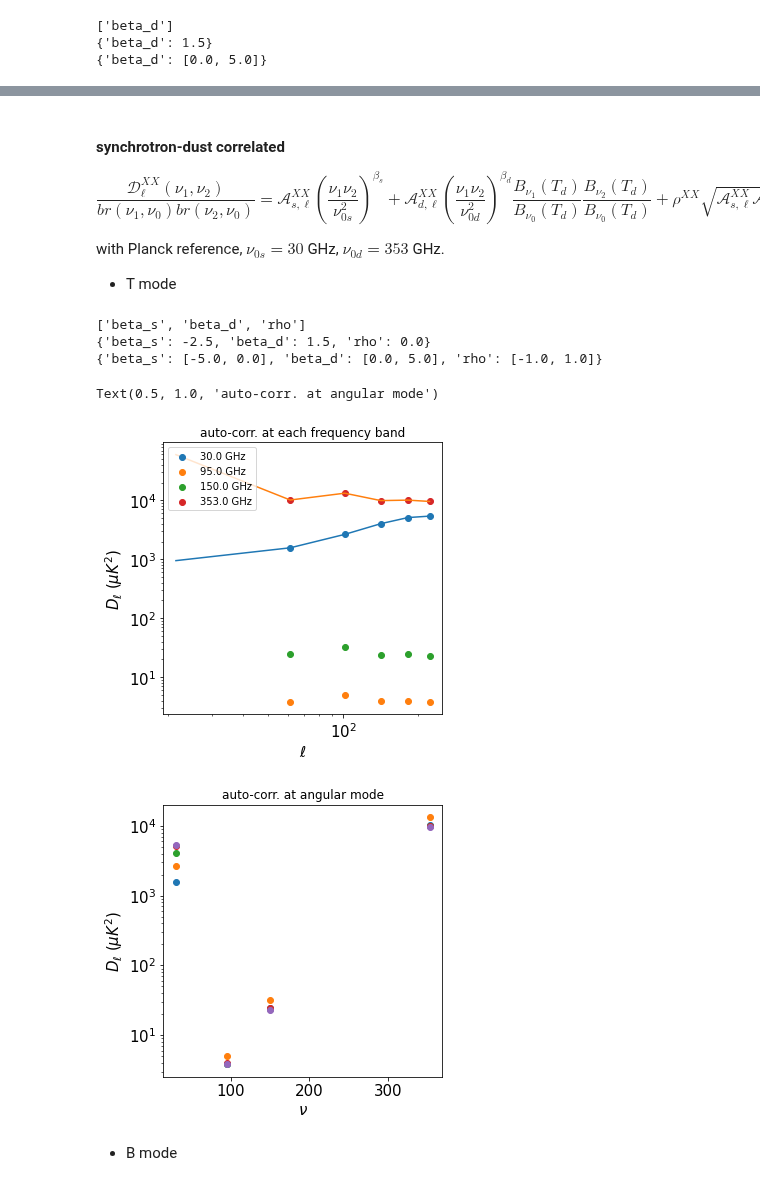
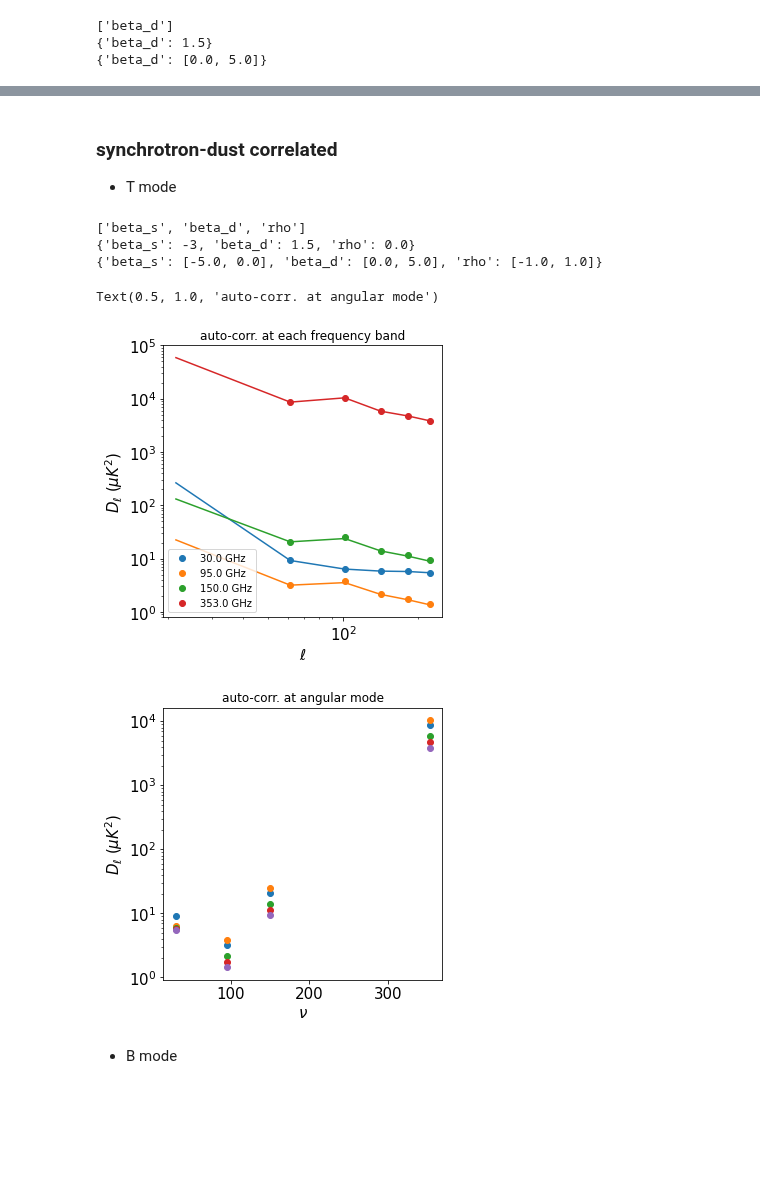
Before and after one commit to gioacchinowang/afra, a Jupyter notebook: tutorials/tutorial05.ipynb, the cells around one changed output, grey strips where cells are left out. Drawn from its saved outputs; the diff is of its cells as text; code cells hidden in the pictures; blank space fills up the shorter version.

```diff
--- a/tutorials/tutorial05.ipynb
+++ b/tutorials/tutorial05.ipynb
@@ -168,11 +139,11 @@ print (s.params)
 # %%
 fig,ax = plt.subplots(figsize=(5,5))
 
-fiducial_dl = s.est.auto_eb(map30[1:],fwhms=fwhm[0])
+fiducial_dl = s.est.auto_eb(map30f[1:])
 ax.plot(fiducial_dl[0],fiducial_dl[2])
 
 for j in range(len(FREQS)):
-    ax.scatter(s.modes,bp[:,j,j],marker='.',label=str(FREQS[j])+' GHz')
+    ax.scatter(s.modes,bp[:,j,j],label=str(FREQS[j])+' GHz')
 
 ax.set_yscale('log')
 ax.set_xscale('log')
@@ -264,7 +228,7 @@ Text(0.5, 1.0, 'auto-corr. at angular mode')
 # %% [markdown]
 - B mode
 # %%
-from abspy.tools.fg_models import syncmodel
+from afra.tools.fg_models import syncmodel
 
 FREQS = [30.,95.,150.,353.]
 #FREQS = list(np.linspace(5,400,30))
@@ -273,13 +237,10 @@ APOSCALE = 6.
 PSBIN = 40
 
 fullmap = dict()
-fullmap[353] = map353[1:]
-
-fullmap_fwhms = dict()
-fullmap_fwhms[353] = fwhm[-1]
+fullmap[353] = map353f[1:]
 
 d = dustmodel(freqs=FREQS,nmap=NMAP,mask=mask.reshape(1,-1),aposcale=APOSCALE,psbin=PSBIN,
-              templates=fullmap,template_fwhms=fullmap_fwhms)
+              templates=fullmap)
 
 d.reset({'beta_d':1.5})
 bp = d.bandpower()
@@ -293,15 +254,15 @@ print (d.param_range)
 # %%
 fig,ax = plt.subplots(figsize=(5,5))
 
-fiducial_dl = d.est.auto_eb(map353[1:],fwhms=fwhm[-1])
+fiducial_dl = d.est.auto_eb(map353f[1:])
 ax.plot(fiducial_dl[0],fiducial_dl[2])
 
 for j in range(len(FREQS)):
-    ax.scatter(d.modes,bp[:,j,j],marker='.',label=str(FREQS[j])+' GHz')
+    ax.scatter(d.modes,bp[:,j,j],label=str(FREQS[j])+' GHz')
 
 ax.set_yscale('log')
 ax.set_xscale('log')
-#ax.legend(loc=3)
+ax.legend(loc=3)
 ax.set_xlabel(r'$\ell$',fontsize=15)
 ax.set_ylabel(r'$D_\ell$ ($\mu K^2$)',fontsize=15)
 ax.tick_params(axis='both', labelsize=15)
@@ -323,14 +284,10 @@ Text(0.5, 1.0, 'auto-corr. at angular mode')
 [figure]
-# %% [markdown]
-#### synchrotron-dust correlated
-
-$$ \frac{\mathcal{D}^{XX}_\ell(\nu_1,\nu_2)}{br(\nu_1,\nu_0)br(\nu_2,\nu_0)} = \mathcal{A}^{XX}_{s,\ell} \left( \frac{\nu_1 \nu_2}{\nu^2_{0s}} \right)^{\beta_s} + \mathcal{A}^{XX}_{d,\ell} \left( \frac{\nu_1 \nu_2}{\nu^2_{0d}} \right)^{\beta_d} \frac{B_{\nu_1}(T_d)}{B_{\nu_0}(T_d)} \frac{B_{\nu_2}(T_d)}{B_{\nu_0}(T_d)} + \rho^{XX} \sqrt{\mathcal{A}^{XX}_{s,\ell}\mathcal{A}^{XX}_{d,\ell}} \left( (\frac{\nu_1}{\nu_{0s}})^{\beta_s}(\frac{\nu_2}{\nu_{0d}})^{\beta_d}\frac{B_{\nu_2}(T_d)}{B_{\nu_0}(T_d)} + (\frac{\nu_2}{\nu_{0s}})^{\beta_s}(\frac{\nu_1}{\nu_{0d}})^{\beta_d}\frac{B_{\nu_1}(T_d)}{B_{\nu_0}(T_d)}\right)$$
-
-with Planck reference, $\nu_{0s} = 30$ GHz, $\nu_{0d} = 353$ GHz.
-
-- T mode
+# %% [markdown]
+### synchrotron-dust correlated
+
+- T mode
 # %%
-from abspy.tools.fg_models import syncdustmodel
+from afra.tools.fg_models import syncdustmodel
 
 FREQS = [30.,95.,150.,353.]
 NMAP = 1
@@ -338,16 +295,12 @@ APOSCALE = 6.
 PSBIN = 40
 
 fullmap = dict()
-fullmap[30] = map30[0].reshape(1,-1)
-fullmap[353] = map353[0].reshape(1,-1)
-
-fullmap_fwhms = dict()
-fullmap_fwhms[30] = fwhm[0]
-fullmap_fwhms[353] = fwhm[3]
+fullmap[30] = map30f[0].reshape(1,-1)
+fullmap[353] = map353f[0].reshape(1,-1)
 
 c = syncdustmodel(freqs=FREQS,nmap=NMAP,mask=mask.reshape(1,-1),aposcale=APOSCALE,psbin=PSBIN,
-              templates=fullmap,template_fwhms=fullmap_fwhms)
-
+              templates=fullmap)
+c.reset({'beta_s':-3})
 c.reset({'beta_d':1.5})
 bp = c.bandpower()
 print (c.param_list)
@@ -355,41 +308,45 @@ print (c.params)
 print (c.param_range)
 # %% [output]
 ['beta_s', 'beta_d', 'rho']
-{'beta_s': -2.5, 'beta_d': 1.5, 'rho': 0.0}
+{'beta_s': -3, 'beta_d': 1.5, 'rho': 0.0}
 {'beta_s': [-5.0, 0.0], 'beta_d': [0.0, 5.0], 'rho': [-1.0, 1.0]}
 # %%
 fig,ax = plt.subplots(figsize=(5,5))
 
-fiducial_dl = c.est.auto_t(map30[0].reshape(1,-1),fwhms=fwhm[0])
+fiducial_dl = s.est.auto_t(map30f[0].reshape(1,-1))
 ax.plot(fiducial_dl[0],fiducial_dl[1])
-fiducial_dl = c.est.auto_t(map353[0].reshape(1,-1),fwhms=fwhm[-1])
+fiducial_dl = s.est.auto_t(map95f[0].reshape(1,-1))
+ax.plot(fiducial_dl[0],fiducial_dl[1])
+fiducial_dl = s.est.auto_t(map150f[0].reshape(1,-1))
+ax.plot(fiducial_dl[0],fiducial_dl[1])
+fiducial_dl = s.est.auto_t(map353f[0].reshape(1,-1))
 ax.plot(fiducial_dl[0],fiducial_dl[1])
 
 for j in range(len(FREQS)):
     ax.scatter(c.modes,bp[:,j,j],label=str(FREQS[j])+' GHz')
 
 ax.set_yscale('log')
 ax.set_xscale('log')
-ax.legend(loc=2)
+ax.legend(loc=3)
 ax.set_xlabel(r'$\ell$',fontsize=15)
 ax.set_ylabel(r'$D_\ell$ ($\mu K^2$)',fontsize=15)
 ax.tick_params(axis='both', labelsize=15)
 ax.set_title('auto-corr. at each frequency band')
 
 fig,ax = plt.subplots(figsize=(5,5))
 
 for i in range(len(c.modes)):
     ax.scatter(FREQS,np.diag(bp[i]))
 
 ax.set_yscale('log')
 ax.set_xlabel(r'$\nu$',fontsize=15)
 ax.set_ylabel(r'$D_\ell$ ($\mu K^2$)',fontsize=15)
 ax.tick_params(axis='both', labelsize=15)
 ax.set_title('auto-corr. at angular mode')
 # %% [output]
 Text(0.5, 1.0, 'auto-corr. at angular mode')
-[figure, old version]
+[figure, new version]
-[figure, old version]
+[figure, new version]
 # %% [markdown]
 - B mode
 # %%
```
Also changed, not shown: parts of 27 cells of this notebook, 29 other files.
